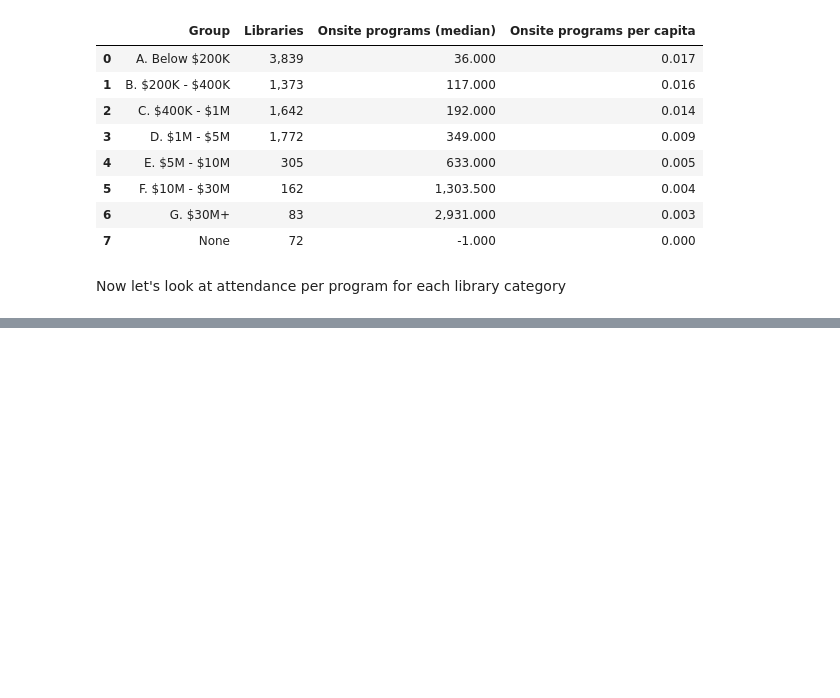
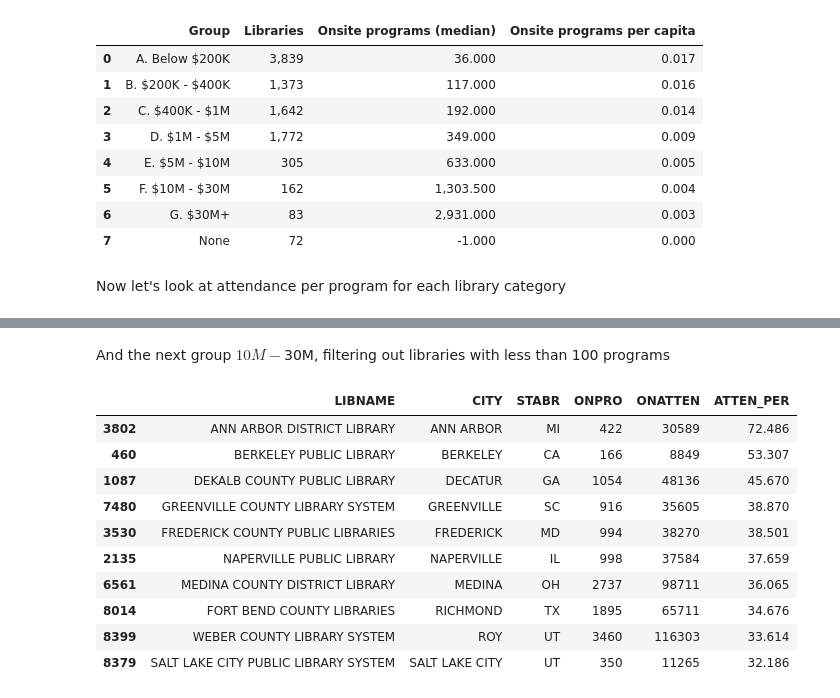
Before and after one commit to beefoo/public-library-survey, a Jupyter notebook: faq.ipynb, the cells around one changed output, grey strips where cells are left out. Saved outputs shown, nothing was run; the diff lists cells and outputs as text; code cells hidden in the pictures; blank space fills up the shorter version.

```diff
--- a/faq.ipynb
+++ b/faq.ipynb
@@ -230,0 +250,17 @@ stats_df[["Group", "Libraries", "Onsite programs (median)", "Onsite programs per
+# %% [markdown]
+And the next group $10M - $30M, filtering out libraries with less than 100 programs
+# %%
+group2 = lib_df[(lib_df["BUDGET_CATEGORY"] == "F. $10M - $30M") & (lib_df["ONPRO"] >= 100)].sort_values(by=["ATTEN_PER"], ascending=False)
+group2[["LIBNAME", "CITY", "STABR", "ONPRO", "ONATTEN", "ATTEN_PER"]].head(10)
+# %% [output]
+|  | LIBNAME | CITY | STABR | ONPRO | ONATTEN | ATTEN_PER |
+| 3802 | ANN ARBOR DISTRICT LIBRARY | ANN ARBOR | MI | 422 | 30589 | 72.486 |
+| 460 | BERKELEY PUBLIC LIBRARY | BERKELEY | CA | 166 | 8849 | 53.307 |
+| 1087 | DEKALB COUNTY PUBLIC LIBRARY | DECATUR | GA | 1054 | 48136 | 45.670 |
+| 7480 | GREENVILLE COUNTY LIBRARY SYSTEM | GREENVILLE | SC | 916 | 35605 | 38.870 |
+| 3530 | FREDERICK COUNTY PUBLIC LIBRARIES | FREDERICK | MD | 994 | 38270 | 38.501 |
+| 2135 | NAPERVILLE PUBLIC LIBRARY | NAPERVILLE | IL | 998 | 37584 | 37.659 |
+| 6561 | MEDINA COUNTY DISTRICT LIBRARY | MEDINA | OH | 2737 | 98711 | 36.065 |
+| 8014 | FORT BEND COUNTY LIBRARIES | RICHMOND | TX | 1895 | 65711 | 34.676 |
+| 8399 | WEBER COUNTY LIBRARY SYSTEM | ROY | UT | 3460 | 116303 | 33.614 |
+| 8379 | SALT LAKE CITY PUBLIC LIBRARY SYSTEM | SALT LAKE CITY | UT | 350 | 11265 | 32.186 |
```
Also changed, not shown: parts of 6 cells of this notebook.
